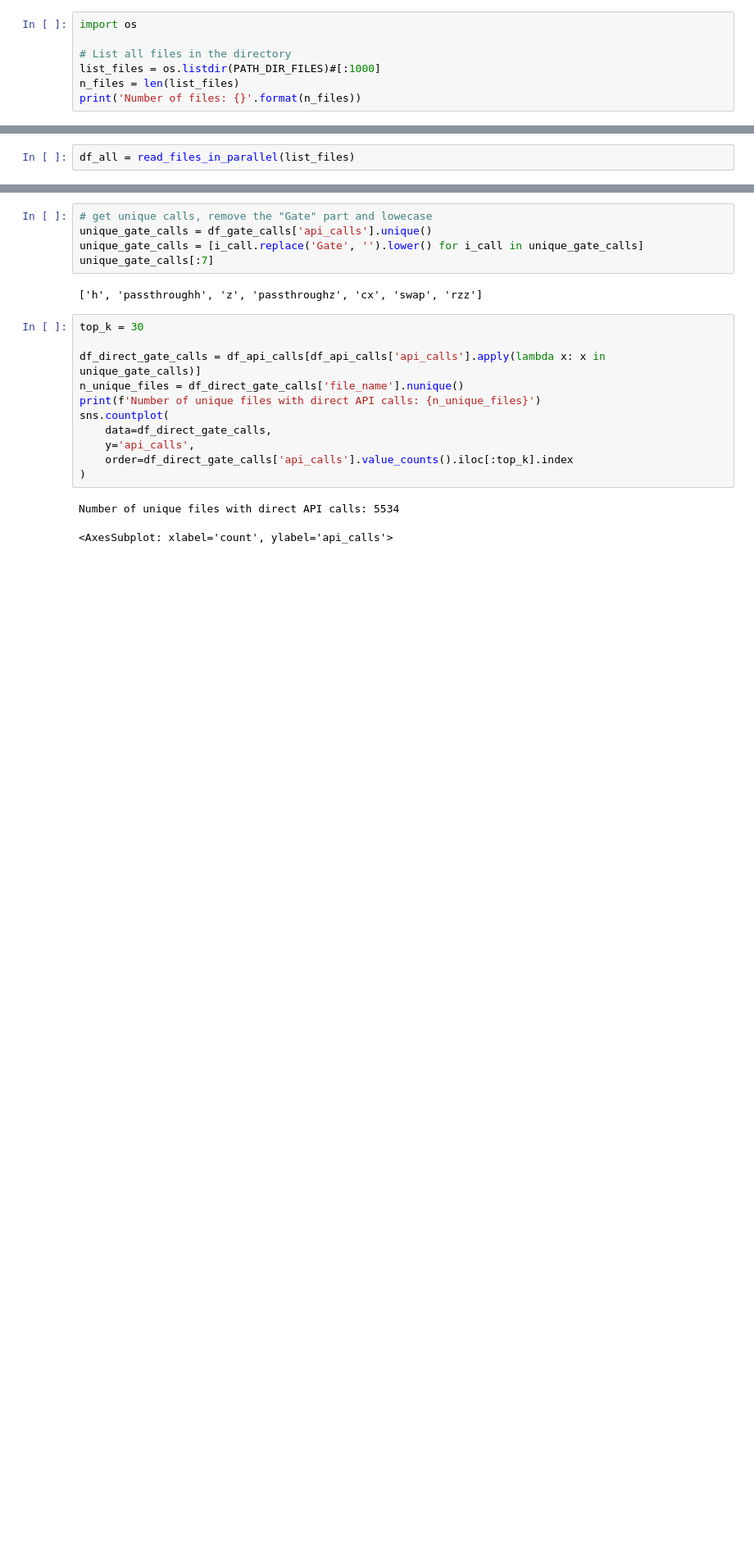
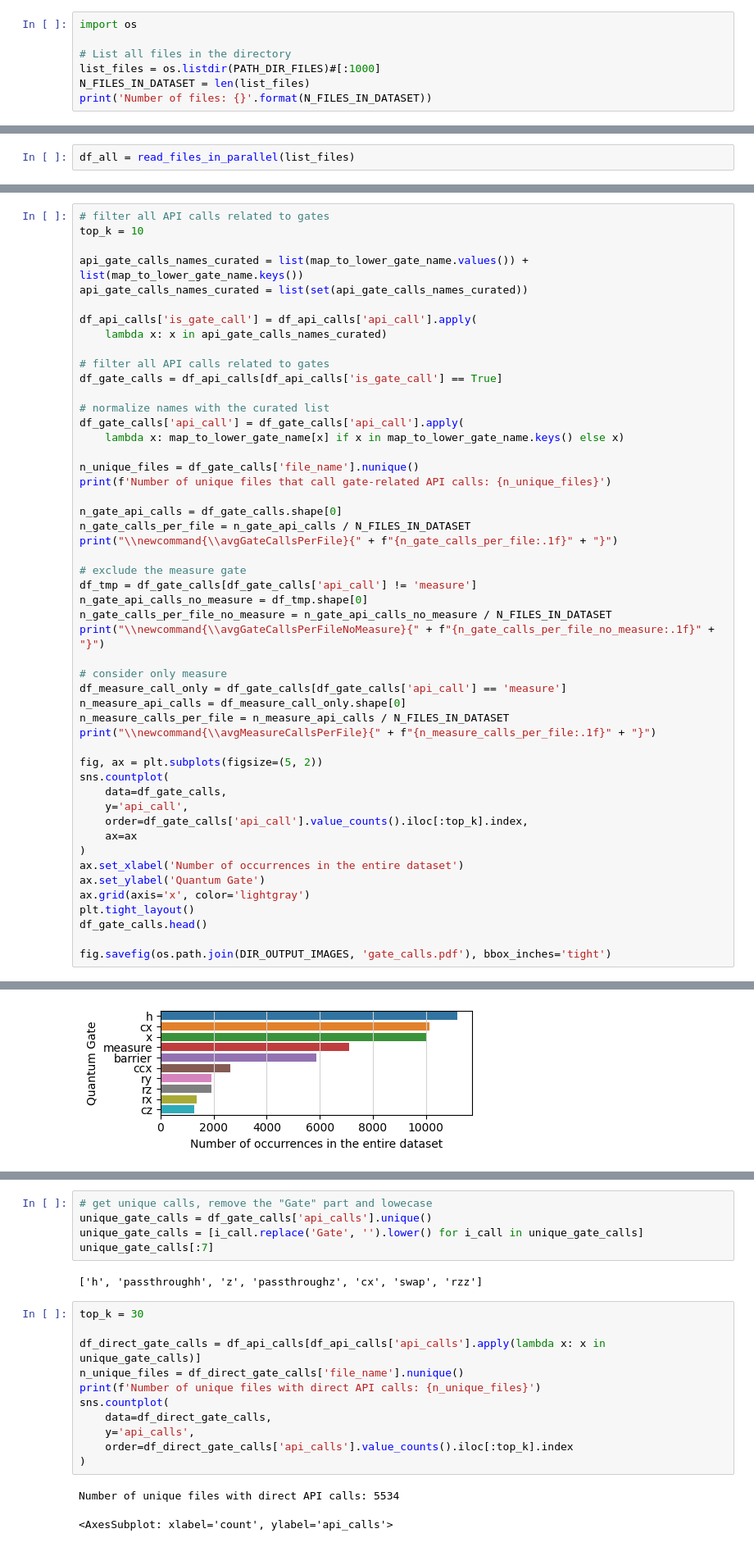
Before and after one commit to sola-st/LintQ, a Jupyter notebook: notebooks/13_EDA_Dataset_LintQ.ipynb, the cells around one changed output, grey strips where cells are left out. Shown at 82% size. Cells and saved outputs as stored; diff of their text form; blank space fills up the shorter version.

```diff
--- a/notebooks/13_EDA_Dataset_LintQ.ipynb
+++ b/notebooks/13_EDA_Dataset_LintQ.ipynb
@@ -11,6 +16,6 @@ import os
 
 # List all files in the directory
 list_files = os.listdir(PATH_DIR_FILES)#[:1000]
-n_files = len(list_files)
-print('Number of files: {}'.format(n_files))
+N_FILES_IN_DATASET = len(list_files)
+print('Number of files: {}'.format(N_FILES_IN_DATASET))
 # %% [output]
@@ -254,0 +342,51 @@ Number of unique files with API calls containing "Gate": 574
+# %%
+# filter all API calls related to gates
+top_k = 10
+
+api_gate_calls_names_curated = list(map_to_lower_gate_name.values()) + list(map_to_lower_gate_name.keys())
+api_gate_calls_names_curated = list(set(api_gate_calls_names_curated))
+
+df_api_calls['is_gate_call'] = df_api_calls['api_call'].apply(
+    lambda x: x in api_gate_calls_names_curated)
+
+# filter all API calls related to gates
+df_gate_calls = df_api_calls[df_api_calls['is_gate_call'] == True]
+
+# normalize names with the curated list
+df_gate_calls['api_call'] = df_gate_calls['api_call'].apply(
+    lambda x: map_to_lower_gate_name[x] if x in map_to_lower_gate_name.keys() else x)
+
+n_unique_files = df_gate_calls['file_name'].nunique()
+print(f'Number of unique files that call gate-related API calls: {n_unique_files}')
+
+n_gate_api_calls = df_gate_calls.shape[0]
+n_gate_calls_per_file = n_gate_api_calls / N_FILES_IN_DATASET
+print("\\newcommand{\\avgGateCallsPerFile}{" + f"{n_gate_calls_per_file:.1f}" + "}")
+
+# exclude the measure gate
+df_tmp = df_gate_calls[df_gate_calls['api_call'] != 'measure']
+n_gate_api_calls_no_measure = df_tmp.shape[0]
+n_gate_calls_per_file_no_measure = n_gate_api_calls_no_measure / N_FILES_IN_DATASET
+print("\\newcommand{\\avgGateCallsPerFileNoMeasure}{" + f"{n_gate_calls_per_file_no_measure:.1f}" + "}")
+
+# consider only measure
+df_measure_call_only = df_gate_calls[df_gate_calls['api_call'] == 'measure']
+n_measure_api_calls = df_measure_call_only.shape[0]
+n_measure_calls_per_file = n_measure_api_calls / N_FILES_IN_DATASET
+print("\\newcommand{\\avgMeasureCallsPerFile}{" + f"{n_measure_calls_per_file:.1f}" + "}")
+
+fig, ax = plt.subplots(figsize=(5, 2))
+sns.countplot(
+    data=df_gate_calls,
+    y='api_call',
+    order=df_gate_calls['api_call'].value_counts().iloc[:top_k].index,
+    ax=ax
+)
+ax.set_xlabel('Number of occurrences in the entire dataset')
+ax.set_ylabel('Quantum Gate')
+ax.grid(axis='x', color='lightgray')
+plt.tight_layout()
+df_gate_calls.head()
+
+fig.savefig(os.path.join(DIR_OUTPUT_IMAGES, 'gate_calls.pdf'), bbox_inches='tight')
+# %% [output]
@@ -254,0 +402 @@ Number of unique files with API calls containing "Gate": 574
+[figure, added]
```
Also changed, not shown: parts of 17 cells of this notebook, 1 other file.
